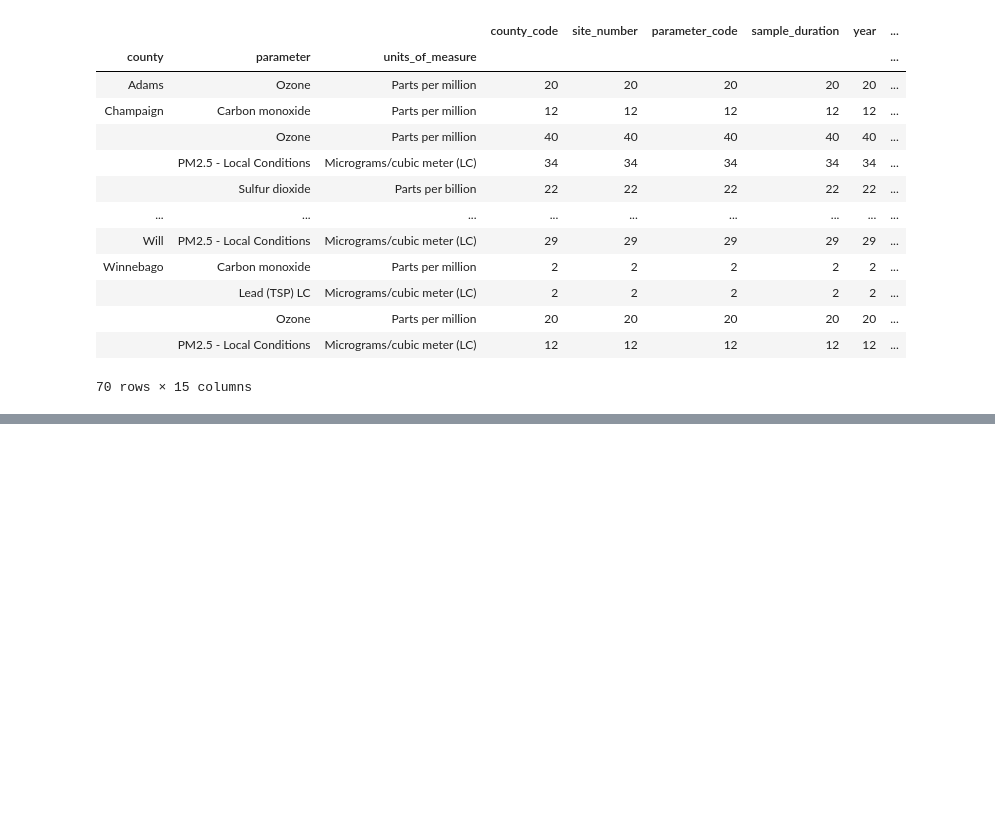
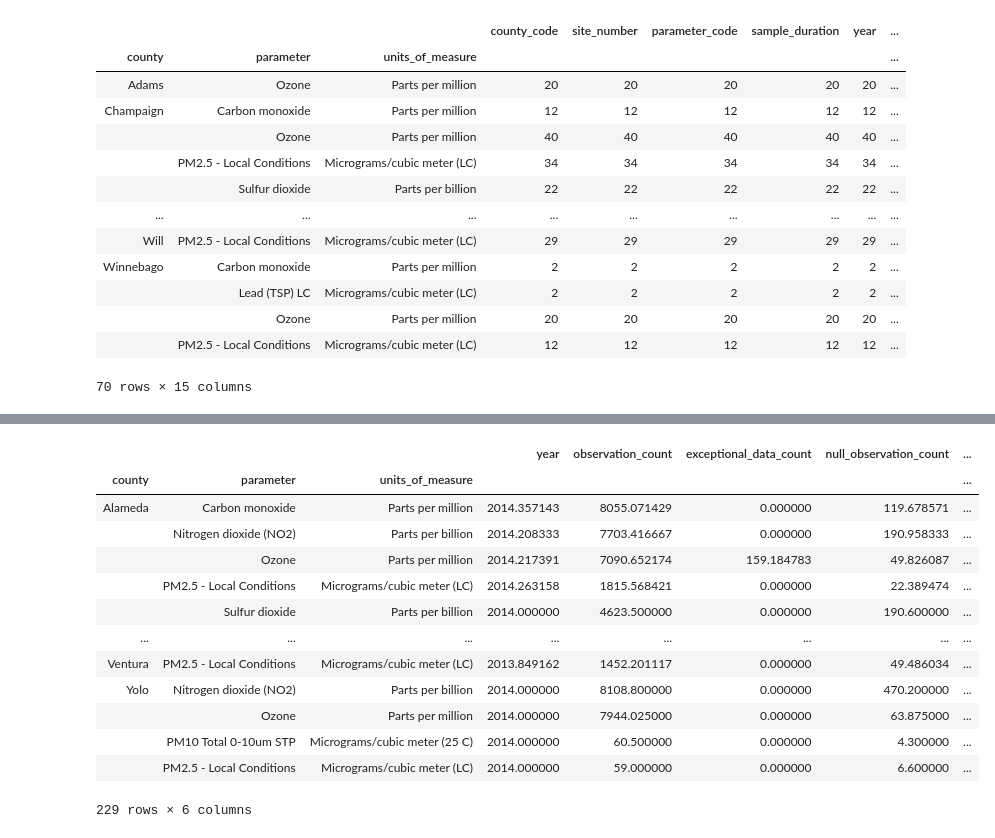
Before and after one commit to bbjornstad-flatiron/flatiron-mod3-project, a Jupyter notebook: aqs_data_fetching.ipynb, the cells around one changed output, grey strips where cells are left out. Saved outputs shown, nothing was run; the diff lists cells and outputs as text; code cells hidden in the pictures; blank space fills up the shorter version.

```diff
--- a/aqs_data_fetching.ipynb
+++ b/aqs_data_fetching.ipynb
@@ -29,0 +35,3 @@ il_code
+# %%
+ca_code = state_codes.loc[state_codes.state_name == 'California', 'code'].values[0]
+ca_code
@@ -186,0 +268,18 @@ il_county_counts
+# %%
+ca_county_means = ca_aq_data.groupby(['county', 'parameter', 'units_of_measure']).mean()
+ca_county_means
+# %% [output]
+|  |  |  | year | observation_count | exceptional_data_count | null_observation_count | ... |
+| county | parameter | units_of_measure |  |  |  |  | ... |
+| Alameda | Carbon monoxide | Parts per million | 2014.357143 | 8055.071429 | 0.000000 | 119.678571 | ... |
+|  | Nitrogen dioxide (NO2) | Parts per billion | 2014.208333 | 7703.416667 | 0.000000 | 190.958333 | ... |
+|  | Ozone | Parts per million | 2014.217391 | 7090.652174 | 159.184783 | 49.826087 | ... |
+|  | PM2.5 - Local Conditions | Micrograms/cubic meter (LC) | 2014.263158 | 1815.568421 | 0.000000 | 22.389474 | ... |
+|  | Sulfur dioxide | Parts per billion | 2014.000000 | 4623.500000 | 0.000000 | 190.600000 | ... |
+| ... | ... | ... | ... | ... | ... | ... | ... |
+| Ventura | PM2.5 - Local Conditions | Micrograms/cubic meter (LC) | 2013.849162 | 1452.201117 | 0.000000 | 49.486034 | ... |
+| Yolo | Nitrogen dioxide (NO2) | Parts per billion | 2014.000000 | 8108.800000 | 0.000000 | 470.200000 | ... |
+|  | Ozone | Parts per million | 2014.000000 | 7944.025000 | 0.000000 | 63.875000 | ... |
+|  | PM10 Total 0-10um STP | Micrograms/cubic meter (25 C) | 2014.000000 | 60.500000 | 0.000000 | 4.300000 | ... |
+|  | PM2.5 - Local Conditions | Micrograms/cubic meter (LC) | 2014.000000 | 59.000000 | 0.000000 | 6.600000 | ... |
+229 rows × 6 columns
```
Also changed, not shown: parts of 24 cells of this notebook, 5 other files.
